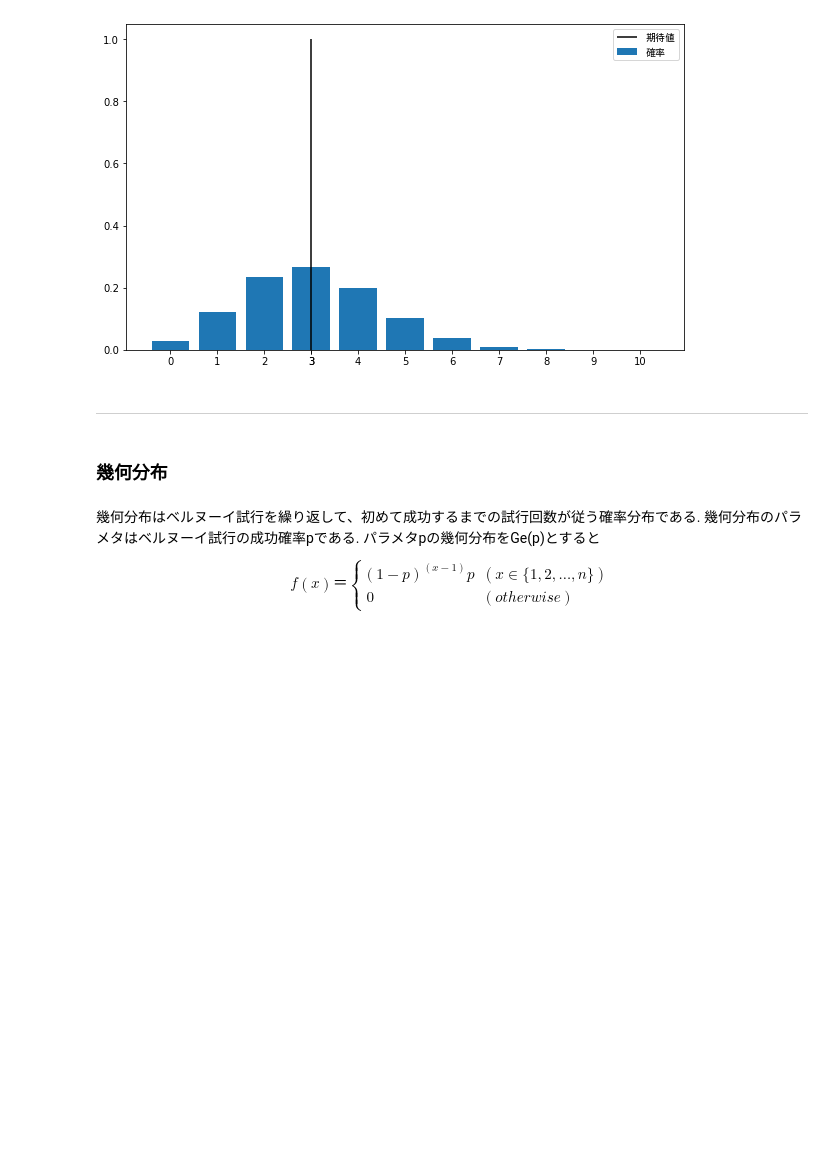
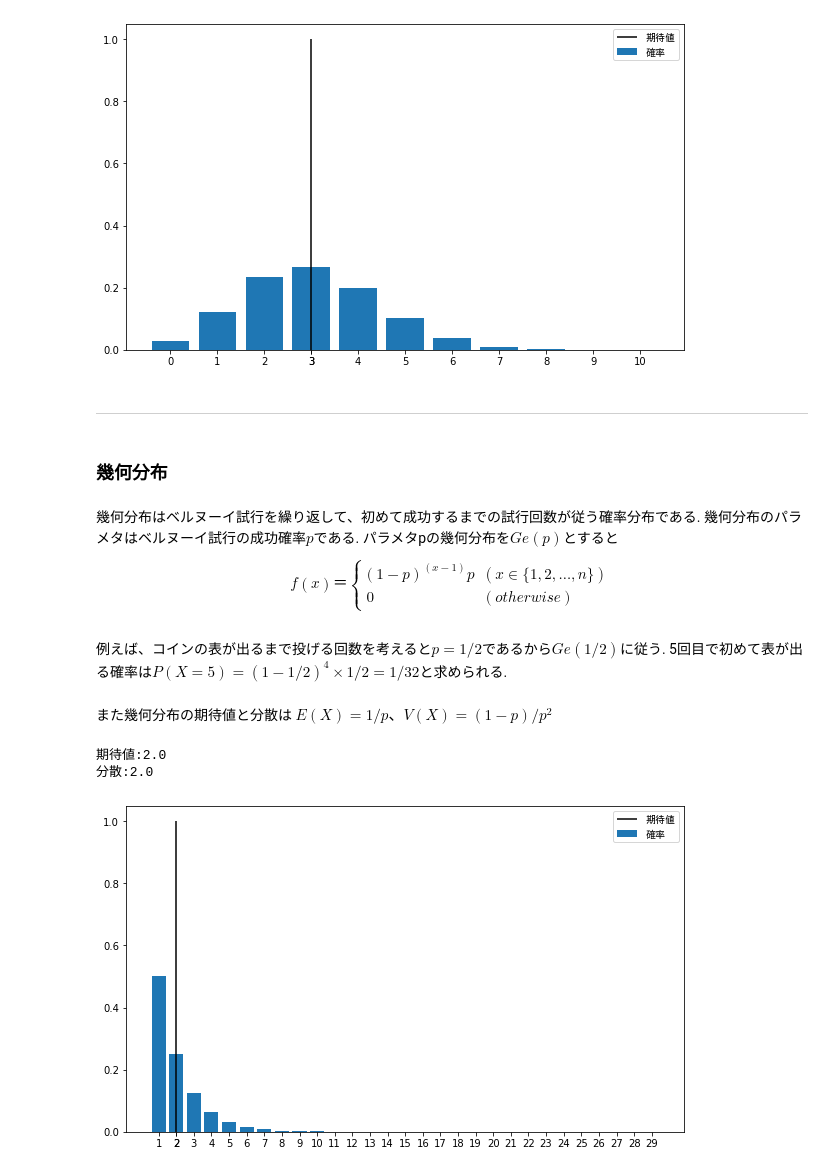
Before and after one commit to IT-1009/statistics, a Jupyter notebook: 2-1 1次元の離散型確率変数.ipynb, the cells around one changed output. Saved outputs shown, nothing was run; the diff lists cells and outputs as text; code cells hidden in the pictures; blank space fills up the shorter version.

```diff
--- a/2-1 1次元の離散型確率変数.ipynb
+++ b/2-1 1次元の離散型確率変数.ipynb
@@ -216,7 +216,7 @@ plot_prob(X)
 # %% [markdown]
 ### 幾何分布
 # %% [markdown]
-幾何分布はベルヌーイ試行を繰り返して、初めて成功するまでの試行回数が従う確率分布である. 幾何分布のパラメタはベルヌーイ試行の成功確率pである. パラメタpの幾何分布をGe(p)とすると
+幾何分布はベルヌーイ試行を繰り返して、初めて成功するまでの試行回数が従う確率分布である. 幾何分布のパラメタはベルヌーイ試行の成功確率$p$である. パラメタpの幾何分布を$Ge(p)$とすると
 \begin{equation}
 f(x)＝
 \begin{cases}
@@ -224,3 +224,27 @@ f(x)＝
   0 & (otherwise)
 \end{cases}
 \end{equation}
+# %% [markdown]
+例えば、コインの表が出るまで投げる回数を考えると$p=1/2$であるから$Ge(1/2)$に従う. 5回目で初めて表が出る確率は$P(X=5)=(1-1/2)^{4}×1/2=1/32$と求められる.
+# %% [markdown]
+また幾何分布の期待値と分散は
+$E(X)=1/p、V(X)=(1-p)/p^2$
+# %%
+def Ge(p):
+    x_set = np.arange(1, 30)
+    def f(x):
+        if x in x_set:
+            return p * (1-p) ** (x-1)
+        else:
+            return 0
+    return x_set, f
+# %%
+p = 0.5
+X = Ge(p)
+# %%
+check_prob(X)
+plot_prob(X)
+# %% [output]
+期待値:2.0
+分散:2.0
+[figure, added]
```
